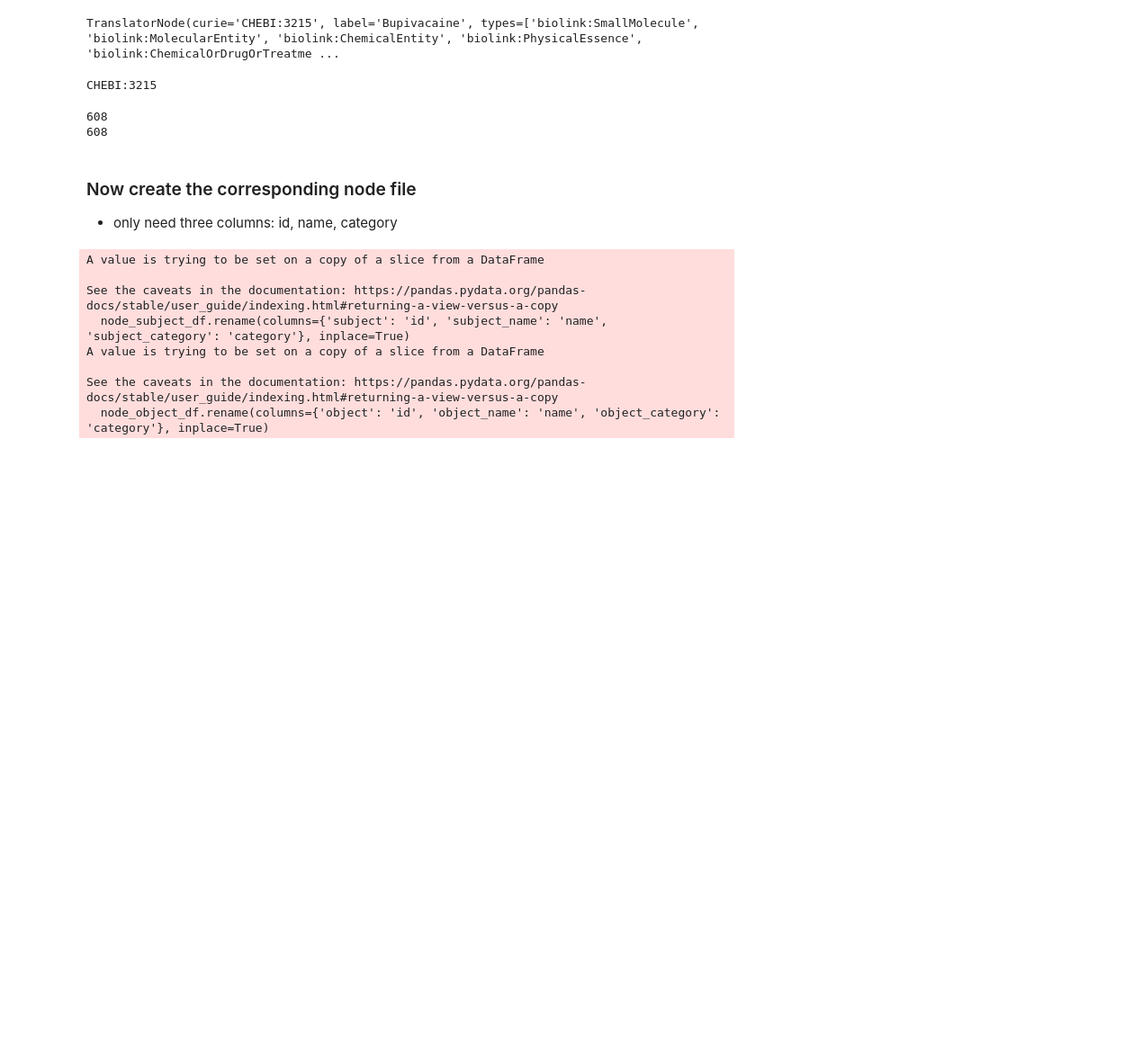
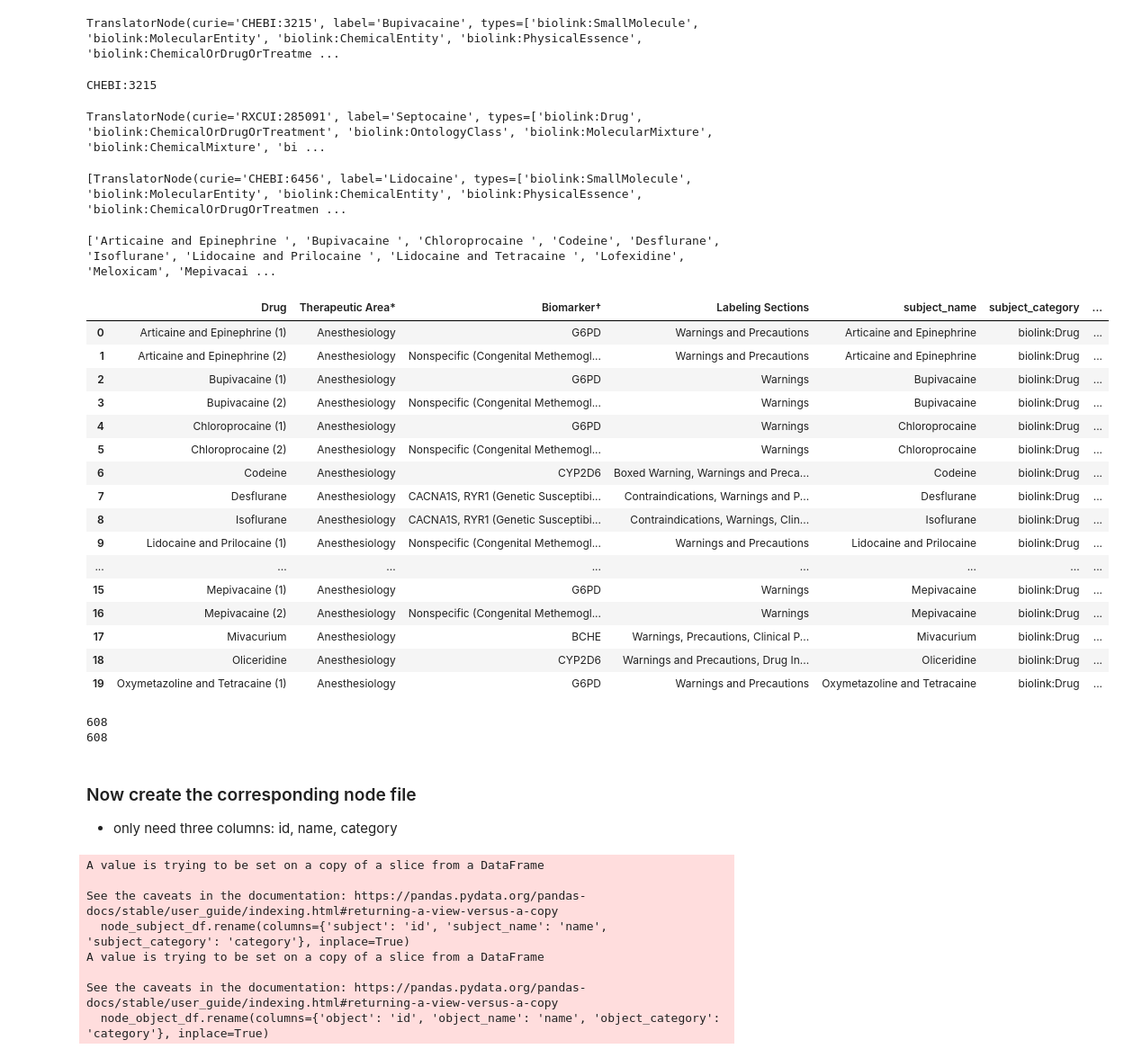
Before and after one commit to IlyaLab/TranslatorPharcogenomicsKG, a Jupyter notebook: Pharmagenomics_KG/FDA_pharmacogenomic_biomarkers_parser.ipynb, the cells around one changed output. Shown at 90% size. Saved outputs shown, nothing was run; the diff lists cells and outputs as text; code cells hidden in the pictures; blank space fills up the shorter version.

```diff
--- a/Pharmagenomics_KG/FDA_pharmacogenomic_biomarkers_parser.ipynb
+++ b/Pharmagenomics_KG/FDA_pharmacogenomic_biomarkers_parser.ipynb
@@ -121,6 +124,27 @@ TranslatorNode(curie='CHEBI:3215', label='Bupivacaine', types=['biolink:SmallMol
 print(input_node_info.curie)
 # %% [output]
 CHEBI:3215
+# %%
+name = 'Articaine and Epinephrine '
+input_node_info = name_resolver.lookup(name)
+print(input_node_info)
+# %% [output]
+TranslatorNode(curie='RXCUI:285091', label='Septocaine', types=['biolink:Drug', 'biolink:ChemicalOrDrugOrTreatment', 'biolink:OntologyClass', 'biolink:MolecularMixture', 'biolink:ChemicalMixture', 'bi ...
+# %%
+## the best match is RxCUI 166283, https://mor.nlm.nih.gov/RxNav/search?searchBy=RXCUI&searchTerm=166283
+## and it is not showing even in the all results of name_resolver.lookup
+name = 'Lidocaine and Prilocaine'
+input_node_info = name_resolver.lookup(name, return_top_response = False)
+print(input_node_info)
+# %% [output]
+[TranslatorNode(curie='CHEBI:6456', label='Lidocaine', types=['biolink:SmallMolecule', 'biolink:MolecularEntity', 'biolink:ChemicalEntity', 'biolink:PhysicalEssence', 'biolink:ChemicalOrDrugOrTreatmen ...
+# %%
+## Get all names
+names = source_df['subject_name'].drop_duplicates().tolist()
+
+print(names)
+# %% [output]
+['Articaine and Epinephrine ', 'Bupivacaine ', 'Chloroprocaine ', 'Codeine', 'Desflurane', 'Isoflurane', 'Lidocaine and Prilocaine ', 'Lidocaine and Tetracaine ', 'Lofexidine', 'Meloxicam', 'Mepivacai ...
 # %%
 ## Apply name_resolver.lookup and extract .curie for subject name
 # source_df['subject'] = source_df['subject_name'].apply(lambda name: name_resolver.lookup(name).curie if name_resolver.lookup(name) else None)
@@ -145,7 +170,25 @@ for batch in batches:
 # Map the resolved CURIEs back to the DataFrame
 source_df['subject'] = source_df['subject_name'].map(results)
 # %%
-# source_df.head(20)
+source_df.head(20)
+# %% [output]
+|  | Drug | Therapeutic Area* | Biomarker† | Labeling Sections | subject_name | subject_category | ... |
+| 0 | Articaine and Epinephrine (1) | Anesthesiology | G6PD | Warnings and Precautions | Articaine and Epinephrine | biolink:Drug | ... |
+| 1 | Articaine and Epinephrine (2) | Anesthesiology | Nonspecific (Congenital Methemogl... | Warnings and Precautions | Articaine and Epinephrine | biolink:Drug | ... |
+| 2 | Bupivacaine (1) | Anesthesiology | G6PD | Warnings | Bupivacaine | biolink:Drug | ... |
+| 3 | Bupivacaine (2) | Anesthesiology | Nonspecific (Congenital Methemogl... | Warnings | Bupivacaine | biolink:Drug | ... |
+| 4 | Chloroprocaine (1) | Anesthesiology | G6PD | Warnings | Chloroprocaine | biolink:Drug | ... |
+| 5 | Chloroprocaine (2) | Anesthesiology | Nonspecific (Congenital Methemogl... | Warnings | Chloroprocaine | biolink:Drug | ... |
+| 6 | Codeine | Anesthesiology | CYP2D6 | Boxed Warning, Warnings and Preca... | Codeine | biolink:Drug | ... |
+| 7 | Desflurane | Anesthesiology | CACNA1S, RYR1 (Genetic Susceptibi... | Contraindications, Warnings and P... | Desflurane | biolink:Drug | ... |
+| 8 | Isoflurane | Anesthesiology | CACNA1S, RYR1 (Genetic Susceptibi... | Contraindications, Warnings, Clin... | Isoflurane | biolink:Drug | ... |
+| 9 | Lidocaine and Prilocaine (1) | Anesthesiology | Nonspecific (Congenital Methemogl... | Warnings and Precautions | Lidocaine and Prilocaine | biolink:Drug | ... |
+| ... | ... | ... | ... | ... | ... | ... | ... |
+| 15 | Mepivacaine (1) | Anesthesiology | G6PD | Warnings | Mepivacaine | biolink:Drug | ... |
+| 16 | Mepivacaine (2) | Anesthesiology | Nonspecific (Congenital Methemogl... | Warnings | Mepivacaine | biolink:Drug | ... |
+| 17 | Mivacurium | Anesthesiology | BCHE | Warnings, Precautions, Clinical P... | Mivacurium | biolink:Drug | ... |
+| 18 | Oliceridine | Anesthesiology | CYP2D6 | Warnings and Precautions, Drug In... | Oliceridine | biolink:Drug | ... |
+| 19 | Oxymetazoline and Tetracaine (1) | Anesthesiology | G6PD | Warnings and Precautions | Oxymetazoline and Tetracaine | biolink:Drug | ... |
 # %%
 ## Apply name_resolver.lookup and extract .curie for object name as well
 # source_df['object'] = source_df['object_name'].apply(lambda name: name_resolver.lookup(name).curie if name_resolver.lookup(name) else None)
```
Also changed, not shown: parts of 5 cells of this notebook, 8 other files.
